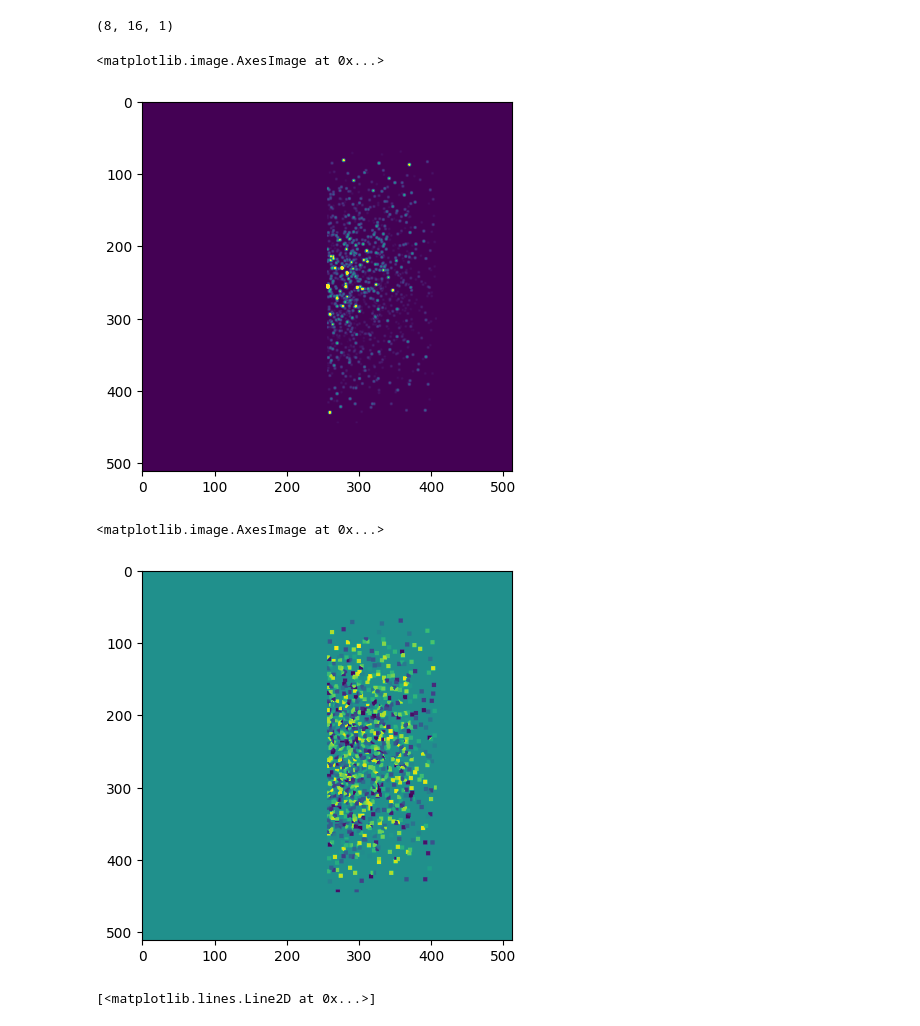
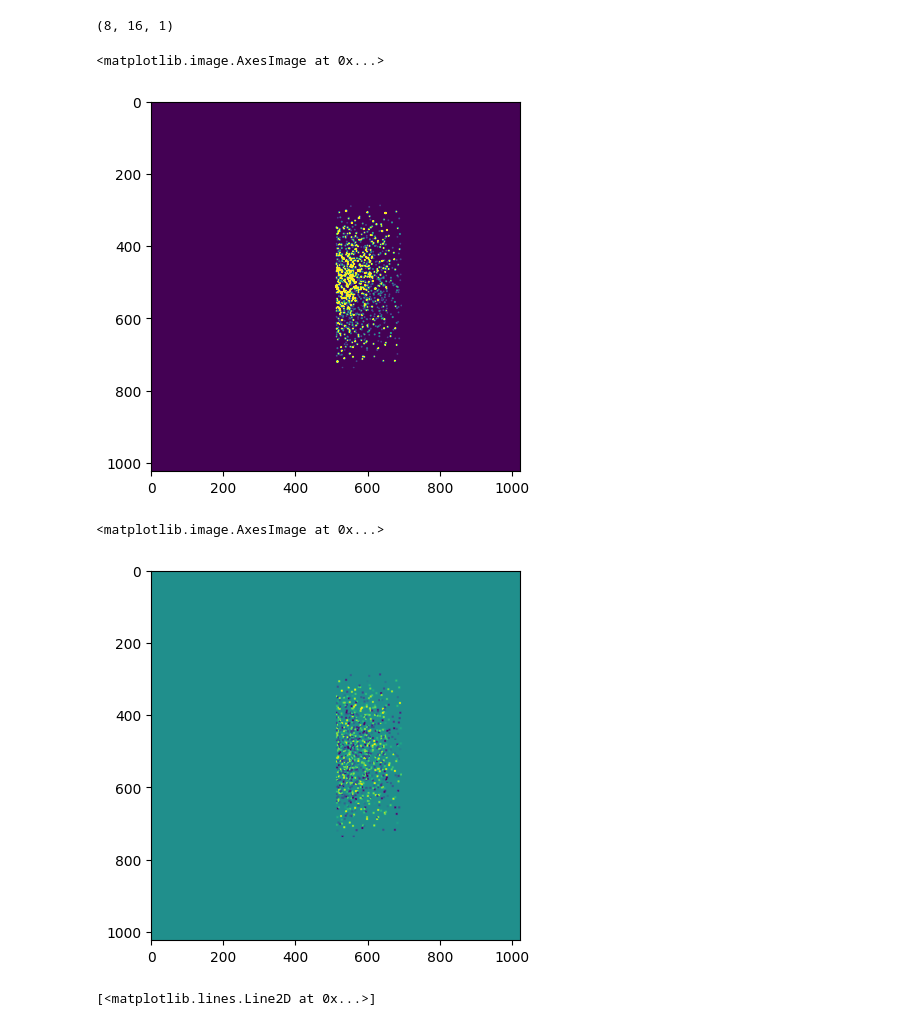
Before and after one commit to peijin94/FastMediumWell, a Jupyter notebook: griddingTest.ipynb, the cells around one changed output. Drawn from its saved outputs; the diff is of its cells as text; code cells hidden in the pictures.

```diff
--- a/griddingTest.ipynb
+++ b/griddingTest.ipynb
@@ -42,8 +42,8 @@ v_inp = uvw_this_scan[1,:]
 I_real = stokes_I_this_scan.real
 I_imag = stokes_I_this_scan.imag
 
-image_size = 256
-cell =  150 # asec
+image_size = 512
+cell =  90 # asec
 
 nx = np.int32(2*image_size)
 n_offset = np.int32((nx-image_size)/2)
@@ -113,15 +113,15 @@ for n in range(100):
 # synchronize
 cupy.cuda.Device().synchronize()
 # %%
-plt.imshow((np.abs(d_grd.get())),vmax=30e6)
+plt.imshow((np.abs(d_grd.get())),vmax=30e3)
 # %% [output]
 <matplotlib.image.AxesImage at 0x...>
-[figure, old version]
+[figure, new version]
 # %%
 plt.imshow((np.angle(d_grd.get())))
 # %% [output]
 <matplotlib.image.AxesImage at 0x...>
-[figure, old version]
+[figure, new version]
 # %%
 plt.plot(u_inp, v_inp, 'o')
 # %% [output]
```
Also changed, not shown: parts of 15 cells of this notebook, 1 other file.
